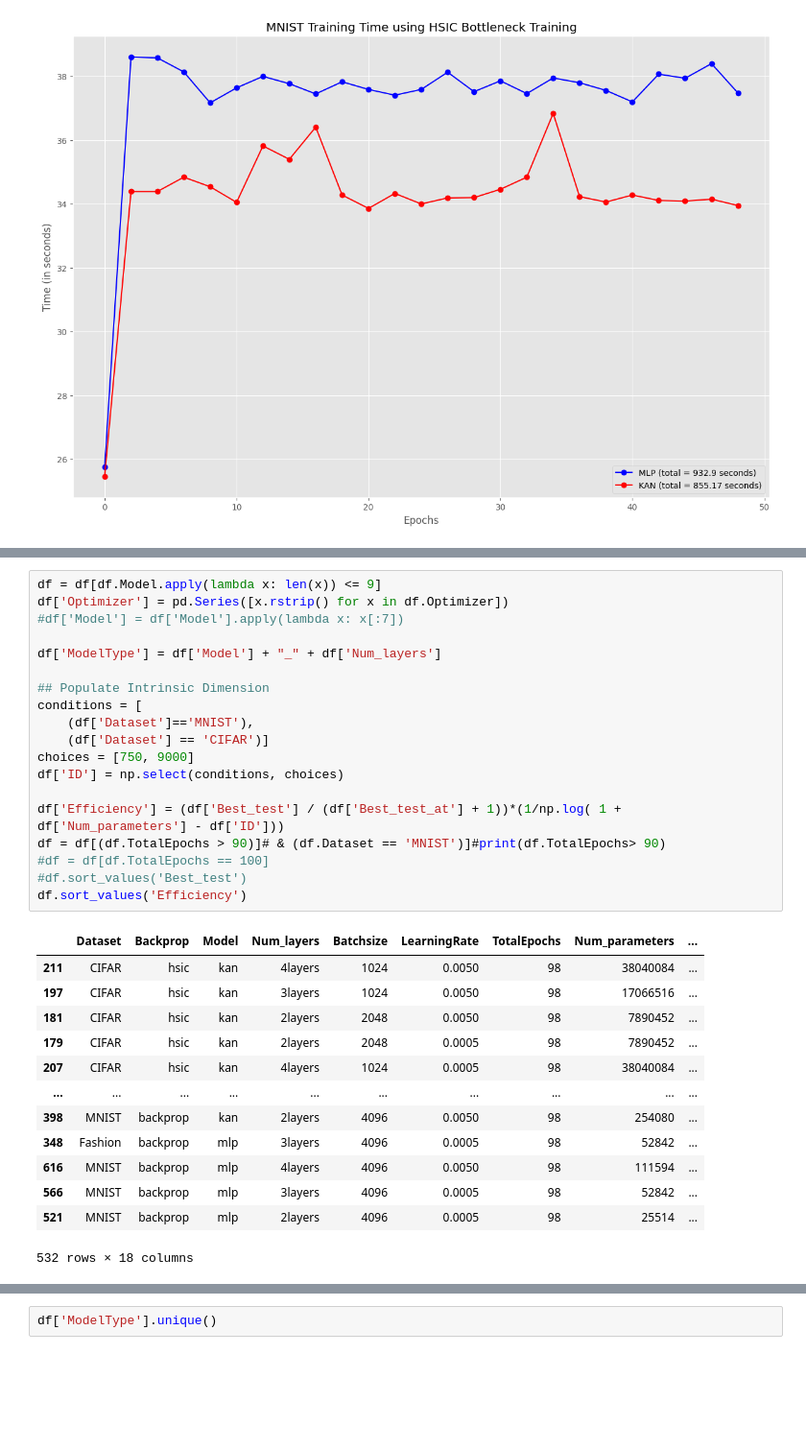
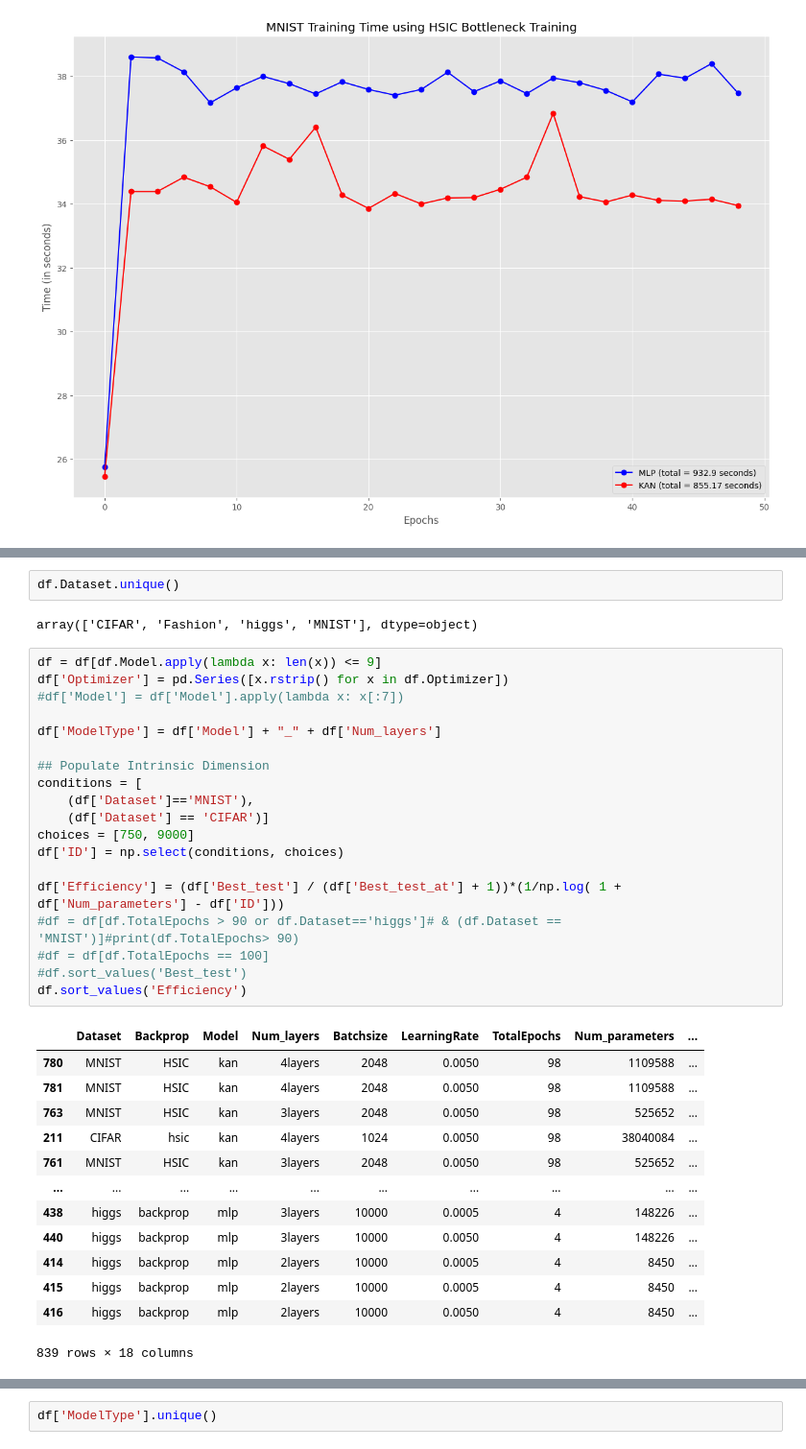
Before and after one commit to ShairozS/HSIC_Bottleneck-Pytorch, a Jupyter notebook: Notebooks/analyze_results.ipynb, the cells around one changed output, grey strips where cells are left out. Shown: that part at 96% size. Cells and saved outputs as stored; diff of their text form; blank space fills up the shorter version.

```diff
--- a/Notebooks/analyze_results.ipynb
+++ b/Notebooks/analyze_results.ipynb
@@ -118,37 +119,41 @@ Could not read:  ../Results/MNIST_backprop_mlpWideWideWideWideWideWideWideWideWi
 2      orthogonal_     0.497146
 3   kaiming_normal     0.447662
 4  kaiming_uniform     0.458107
+# %%
+df.Dataset.unique()
+# %% [output]
+array(['CIFAR', 'Fashion', 'higgs', 'MNIST'], dtype=object)
 # %%
 df = df[df.Model.apply(lambda x: len(x)) <= 9]
 df['Optimizer'] = pd.Series([x.rstrip() for x in df.Optimizer])
 #df['Model'] = df['Model'].apply(lambda x: x[:7])
 
 df['ModelType'] = df['Model'] + "_" + df['Num_layers']
 
 ## Populate Intrinsic Dimension
 conditions = [
     (df['Dataset']=='MNIST'),
     (df['Dataset'] == 'CIFAR')]
 choices = [750, 9000]
 df['ID'] = np.select(conditions, choices)
 
 df['Efficiency'] = (df['Best_test'] / (df['Best_test_at'] + 1))*(1/np.log( 1 + df['Num_parameters'] - df['ID']))
-df = df[(df.TotalEpochs > 90)]# & (df.Dataset == 'MNIST')]#print(df.TotalEpochs> 90)
+#df = df[df.TotalEpochs > 90 or df.Dataset=='higgs']# & (df.Dataset == 'MNIST')]#print(df.TotalEpochs> 90)
 #df = df[df.TotalEpochs == 100]
 #df.sort_values('Best_test')
 df.sort_values('Efficiency')
 # %% [output]
 |  | Dataset | Backprop | Model | Num_layers | Batchsize | LearningRate | TotalEpochs | Num_parameters | ... |
+| 780 | MNIST | HSIC | kan | 4layers | 2048 | 0.0050 | 98 | 1109588 | ... |
+| 781 | MNIST | HSIC | kan | 4layers | 2048 | 0.0050 | 98 | 1109588 | ... |
+| 763 | MNIST | HSIC | kan | 3layers | 2048 | 0.0050 | 98 | 525652 | ... |
 | 211 | CIFAR | hsic | kan | 4layers | 1024 | 0.0050 | 98 | 38040084 | ... |
-| 197 | CIFAR | hsic | kan | 3layers | 1024 | 0.0050 | 98 | 17066516 | ... |
-| 181 | CIFAR | hsic | kan | 2layers | 2048 | 0.0050 | 98 | 7890452 | ... |
-| 179 | CIFAR | hsic | kan | 2layers | 2048 | 0.0005 | 98 | 7890452 | ... |
-| 207 | CIFAR | hsic | kan | 4layers | 1024 | 0.0005 | 98 | 38040084 | ... |
+| 761 | MNIST | HSIC | kan | 3layers | 2048 | 0.0050 | 98 | 525652 | ... |
 | ... | ... | ... | ... | ... | ... | ... | ... | ... | ... |
-| 398 | MNIST | backprop | kan | 2layers | 4096 | 0.0050 | 98 | 254080 | ... |
-| 348 | Fashion | backprop | mlp | 3layers | 4096 | 0.0005 | 98 | 52842 | ... |
-| 616 | MNIST | backprop | mlp | 4layers | 4096 | 0.0050 | 98 | 111594 | ... |
-| 566 | MNIST | backprop | mlp | 3layers | 4096 | 0.0005 | 98 | 52842 | ... |
-| 521 | MNIST | backprop | mlp | 2layers | 4096 | 0.0005 | 98 | 25514 | ... |
+| 438 | higgs | backprop | mlp | 3layers | 10000 | 0.0005 | 4 | 148226 | ... |
+| 440 | higgs | backprop | mlp | 3layers | 10000 | 0.0050 | 4 | 148226 | ... |
+| 414 | higgs | backprop | mlp | 2layers | 10000 | 0.0005 | 4 | 8450 | ... |
+| 415 | higgs | backprop | mlp | 2layers | 10000 | 0.0005 | 4 | 8450 | ... |
+| 416 | higgs | backprop | mlp | 2layers | 10000 | 0.0050 | 4 | 8450 | ... |
-532 rows × 18 columns
+839 rows × 18 columns
 # %%
```
Also changed, not shown: parts of 5 cells of this notebook, 6 other files.
